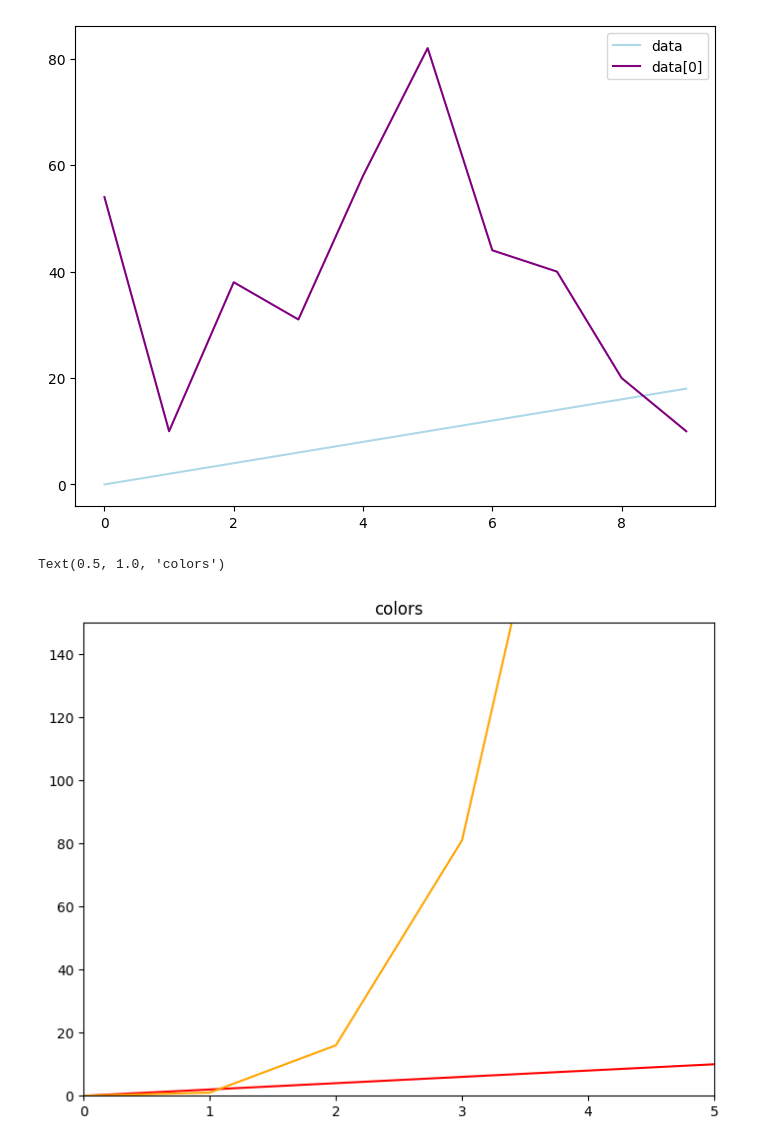
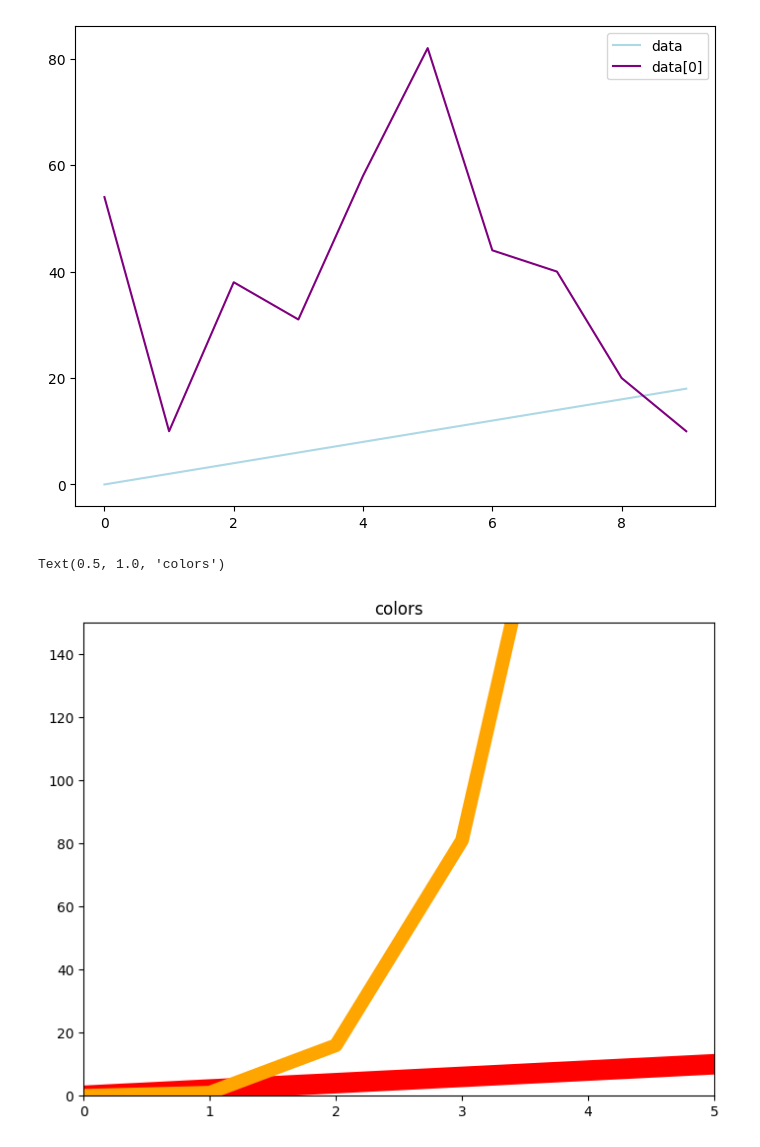
Before and after one commit to ryslipe/master_class, a Jupyter notebook: matplotlib/02_matplotlib_oop.ipynb, the cells around one changed output. Saved outputs shown, nothing was run; the diff lists cells and outputs as text; code cells hidden in the pictures.

```diff
--- a/matplotlib/02_matplotlib_oop.ipynb
+++ b/matplotlib/02_matplotlib_oop.ipynb
@@ -426,12 +426,14 @@ ax.legend()
 # %%
 # linewidth
 fig = plt.figure()
 ax = fig.add_axes([0, 0, 1, 1])
 ax.set_xlim(0, 5)
 ax.set_ylim(0, 150)
-ax.plot(x, y, color = 'red')
-ax.plot(a, b, color = 'orange')
+
+# can do linewidth or lw
+ax.plot(x, y, color = 'red', linewidth = '15')
+ax.plot(a, b, color = 'orange', lw = 10)
 ax.set_title('colors')
 # %% [output]
 Text(0.5, 1.0, 'colors')
-[figure, old version]
+[figure, new version]
```
